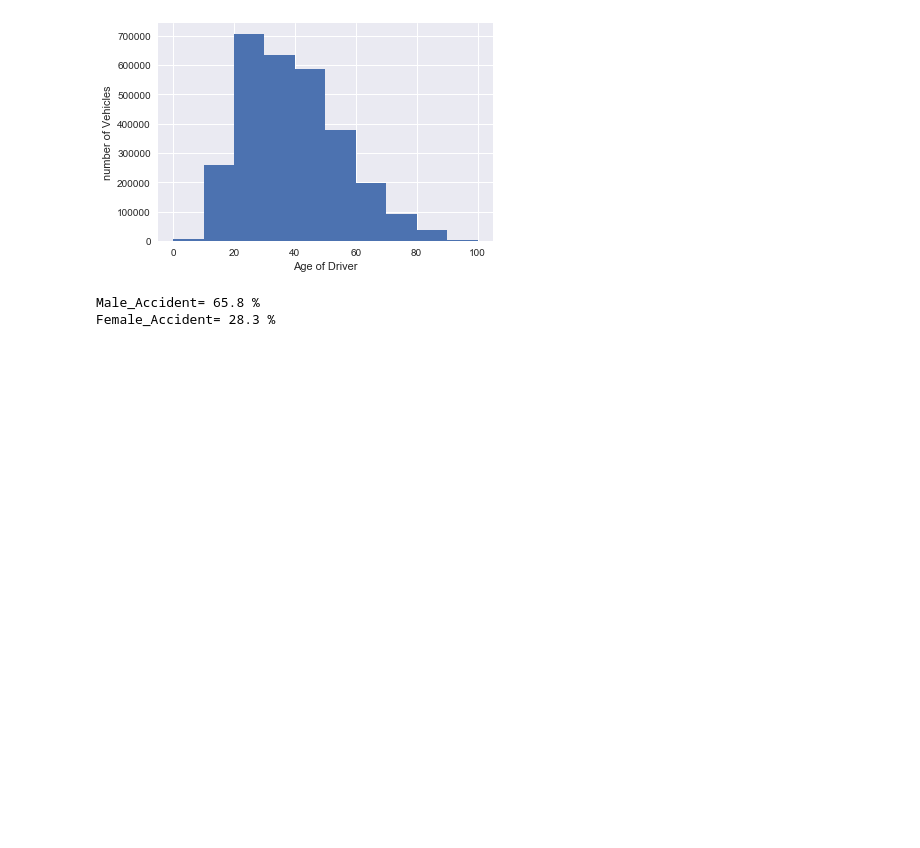
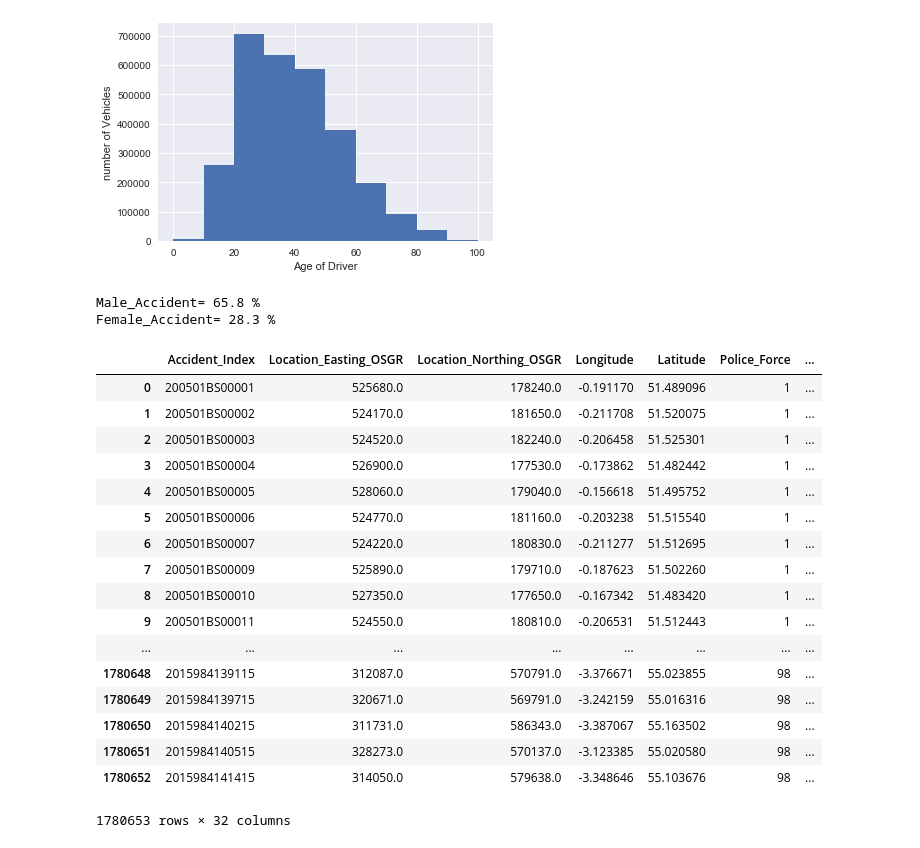
Before and after one commit to am2en/Accidents, a Jupyter notebook: project.ipynb, the cells around one changed output. Saved outputs shown, nothing was run; the diff lists cells and outputs as text; code cells hidden in the pictures; blank space fills up the shorter version.

```diff
--- a/project.ipynb
+++ b/project.ipynb
@@ -182,3 +77,40 @@ print('Female_Accident=',format(round(per_Female_Accident,1)),'%')
 # %% [output]
 Male_Accident= 65.8 %
 Female_Accident= 28.3 %
+# %%
+
+
+
+df_Accidents  = pd.read_csv('data/Accidents0515.csv'  )
+#df_Accidents['Police_Force'].replace(get_lookupTable('data/lookup/Police_Force.csv'), inplace=True)
+df_Accidents['Accident_Severity'].replace(get_lookupTable('data/lookup/Accident_Severity.csv'), inplace=True)
+df_Accidents['Day_of_Week'].replace(get_lookupTable('data/lookup/Day_of_Week.csv'), inplace=True)
+#df_Accidents['Local_Authority_(District)'].replace(get_lookupTable('data/lookup/Local_Authority_District.csv'), inplace=True)
+#df_Accidents['Local_Authority_(Highway)'].replace(get_lookupTable('data/lookup/Local_Authority_Highway.csv','Code','Label'), inplace=True)
+#df_Accidents['Road_Type'].replace(get_lookupTable('data/lookup/Road_Type.csv'), inplace=True)
+#df_Accidents['Junction_Detail'].replace(get_lookupTable('data/lookup/Junction_Detail.csv'), inplace=True)
+#df_Accidents['Junction_Control'].replace(get_lookupTable('data/lookup/Junction_Control.csv'), inplace=True)
+#df_Accidents['2nd_Road_Class'].replace(get_lookupTable('data/lookup/Road_Class.csv'), inplace=True)
+#df_Accidents['Light_Conditions'].replace(get_lookupTable('data/lookup/Light_Conditions.csv'), inplace=True)
+#df_Accidents['Urban_or_Rural_Area'].replace(get_lookupTable('data/lookup/Urban_Rural.csv'), inplace=True)
+#df_Accidents['Did_Police_Officer_Attend_Scene_of_Accident'].replace(get_lookupTable('data/lookup/Police_Officer_Attend.csv'), inplace=True)
+df_Accidents
+# %% [output]
+|  | Accident_Index | Location_Easting_OSGR | Location_Northing_OSGR | Longitude | Latitude | Police_Force | ... |
+| 0 | 200501BS00001 | 525680.0 | 178240.0 | -0.191170 | 51.489096 | 1 | ... |
+| 1 | 200501BS00002 | 524170.0 | 181650.0 | -0.211708 | 51.520075 | 1 | ... |
+| 2 | 200501BS00003 | 524520.0 | 182240.0 | -0.206458 | 51.525301 | 1 | ... |
+| 3 | 200501BS00004 | 526900.0 | 177530.0 | -0.173862 | 51.482442 | 1 | ... |
+| 4 | 200501BS00005 | 528060.0 | 179040.0 | -0.156618 | 51.495752 | 1 | ... |
+| 5 | 200501BS00006 | 524770.0 | 181160.0 | -0.203238 | 51.515540 | 1 | ... |
+| 6 | 200501BS00007 | 524220.0 | 180830.0 | -0.211277 | 51.512695 | 1 | ... |
+| 7 | 200501BS00009 | 525890.0 | 179710.0 | -0.187623 | 51.502260 | 1 | ... |
+| 8 | 200501BS00010 | 527350.0 | 177650.0 | -0.167342 | 51.483420 | 1 | ... |
+| 9 | 200501BS00011 | 524550.0 | 180810.0 | -0.206531 | 51.512443 | 1 | ... |
+| ... | ... | ... | ... | ... | ... | ... | ... |
+| 1780648 | 2015984139115 | 312087.0 | 570791.0 | -3.376671 | 55.023855 | 98 | ... |
+| 1780649 | 2015984139715 | 320671.0 | 569791.0 | -3.242159 | 55.016316 | 98 | ... |
+| 1780650 | 2015984140215 | 311731.0 | 586343.0 | -3.387067 | 55.163502 | 98 | ... |
+| 1780651 | 2015984140515 | 328273.0 | 570137.0 | -3.123385 | 55.020580 | 98 | ... |
+| 1780652 | 2015984141415 | 314050.0 | 579638.0 | -3.348646 | 55.103676 | 98 | ... |
+1780653 rows × 32 columns
```
Also changed, not shown: parts of 11 cells of this notebook.
